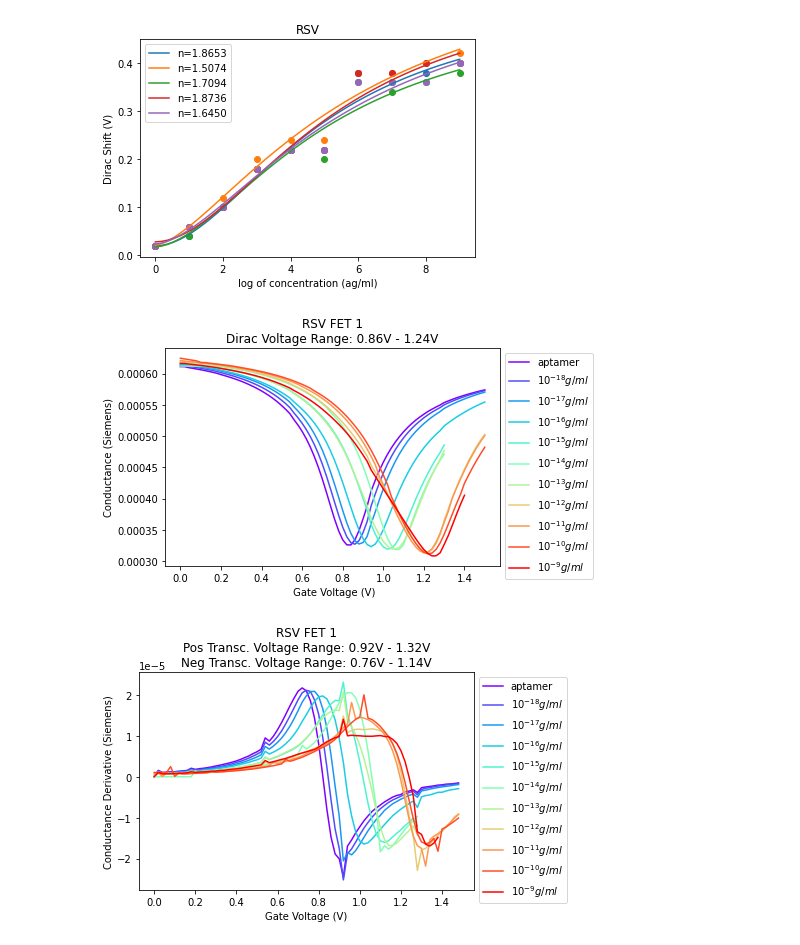
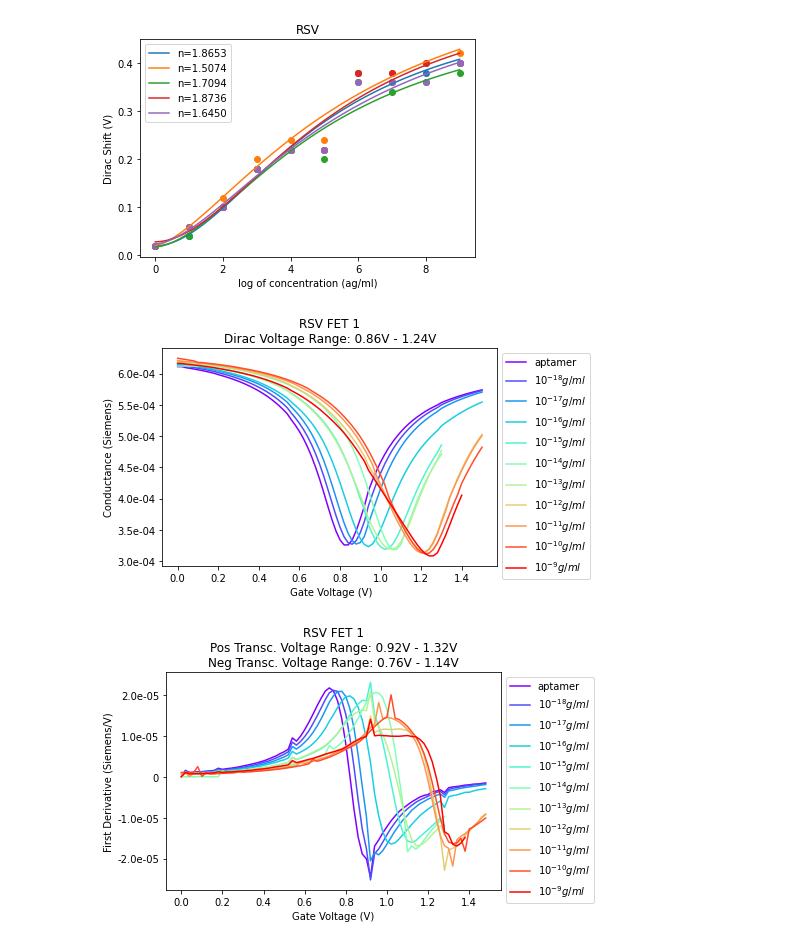
Before and after one commit to jlupoiii/GFET-covid-flu, a Jupyter notebook: main.ipynb, the cells around one changed output. Drawn from its saved outputs; the diff is of its cells as text; code cells hidden in the pictures.

```diff
--- a/main.ipynb
+++ b/main.ipynb
@@ -7,6 +7,10 @@ import matplotlib.pyplot as plt
 from scipy.optimize import curve_fit
 import math
 import random
+from matplotlib.ticker import ScalarFormatter
+from matplotlib.ticker import FuncFormatter
+
+
 
 
 class Dataset():
@@ -215,18 +219,21 @@ class Dataset():
         concentrations_list = np.repeat(range(self.num_concs), self.num_devices)
         data_array_flattened = data_array_2D.flatten()
         hill_coeffs, c = curve_fit(hill_function, concentrations_list, data_array_flattened)
-        # std_devs = [np.std(data_array_flattened[i*self.num_devices:i*(self.num_devices+1)]) for i in range(self.num_concs)]
-
+        std_devs = [np.std(data_array_flattened[i*self.num_devices:i*(self.num_devices+1)]) for i in range(self.num_concs)]
         std_devs = []
         for i in range(self.num_concs):
             mu = hill_function(i, *hill_coeffs)
             val = np.sqrt(1/self.num_devices * sum([(mu - x_j)**2 for x_j in data_array_flattened[i*self.num_devices:i*(self.num_devices+1)]]))
             std_devs.append(val)
+        # std_dev = np.mean(std_devs)
 
         inf_point_x = inflection_point_hill_function(*hill_coeffs)
         slope = derivative_hill_function(inf_point_x, *hill_coeffs)
         print('inf point', inf_point_x)
-        std_dev = np.mean(std_devs)
+
+        conc_to_take_std_dev = 3
+        std_dev = np.std(data_array_flattened[conc_to_take_std_dev*self.num_devices:conc_to_take_std_dev*(self.num_devices+1)])
+
         LOD = 3.3 * std_dev / slope
         LOQ = 10 * std_dev / slope
         print(f'sensitivity: {slope}') # :.4f}')
@@ -276,6 +283,9 @@ def inflection_point_hill_function(A, K, n, b):
 
 # def inverse_hill_function(y, A, K, n, b):
 #     return np.power(((y - b) * K**n) / (A - (y - b)), 1/n)
+
+def format_with_e(x, pos):
+    return f'{x:.1e}' if not x==0 else 0
 # %%
 # for RSV, well 3
 
@@ -580,36 +595,48 @@ for j in range(dataset.num_concs):
 plt.title(f'RSV FET 1\nDirac Voltage Range: {maxim}V - {minim}V')
 plt.xlabel(" Gate Voltage (V)")
 plt.ylabel("Conductance (Siemens)")
+
+def format_with_e(x, pos):
+    return f'{x:.1e}' if not x==0 else 0  # Format in 'e' notation (e.g., 1.23e-5)
+ax = plt.gca()
+ax.yaxis.set_major_formatter(FuncFormatter(format_with_e))
+
 # plt.legend()
 plt.legend(loc='upper left', bbox_to_anchor=(1, 1))
 plt.show()
 plt.close()
 # %% [output]
-[figure, old version]
+[figure, new version]
 # %%
 # plotting conductance derivative vs gate voltage for single FET
 pos_maxim = np.max(dataset.pos_transc_voltages[:,0])
 pos_minim = np.min(dataset.pos_transc_voltages[:,0])
 neg_maxim = np.max(dataset.neg_transc_voltages[:,0])
 neg_minim = np.min(dataset.neg_transc_voltages[:,0])
 
 cmap = plt.get_cmap('rainbow')
 x = [0.02*f for f in range(len(dataset.apt_conductance_derivatives[device_number]))]
 plt.plot(x, dataset.apt_conductance_derivatives[device_number], color=cmap(0) , label='aptamer')
 
 # conductance derivative shifts
 for j in range(dataset.num_concs):
     y = dataset.conductance_derivatives[j][i]
     x = [0.02*f for f in range(len(y))]
     plt.plot(x, y, color=cmap((j+1) / 10), label=rf'$10^{{{j-18}}} g/ml$')
 plt.title(f'RSV FET 1\nPos Transc. Voltage Range: {pos_minim}V - {pos_maxim}V\nNeg Transc. Voltage Range: {neg_minim}V - {neg_maxim}V')
 plt.xlabel("Gate Voltage (V)")
-plt.ylabel("Conductance Derivative (Siemens)")
+plt.ylabel("First Derivative (Siemens/V)")
 plt.legend(loc='upper left', bbox_to_anchor=(1, 1))
+
+def format_with_e(x, pos):
+    return f'{x:.1e}' if not x==0 else 0  # Format in 'e' notation (e.g., 1.23e-5)
+ax = plt.gca()
+ax.yaxis.set_major_formatter(FuncFormatter(format_with_e))
+
 plt.show()
 plt.close()
 # %% [output]
-[figure, old version]
+[figure, new version]
 # %%
 # plotting IV (GV) curve for aptamer data, all individual lines
 
```
Also changed, not shown: parts of 5 cells of this notebook.
